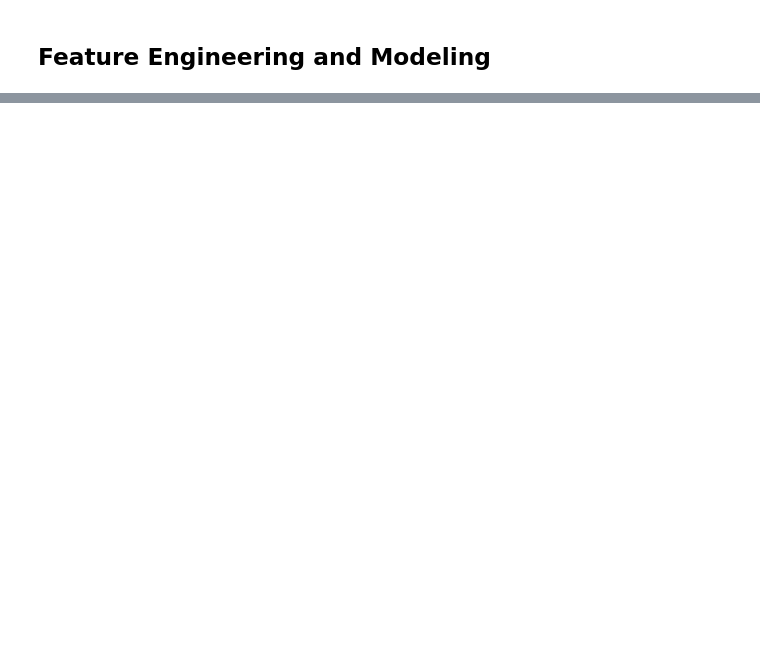
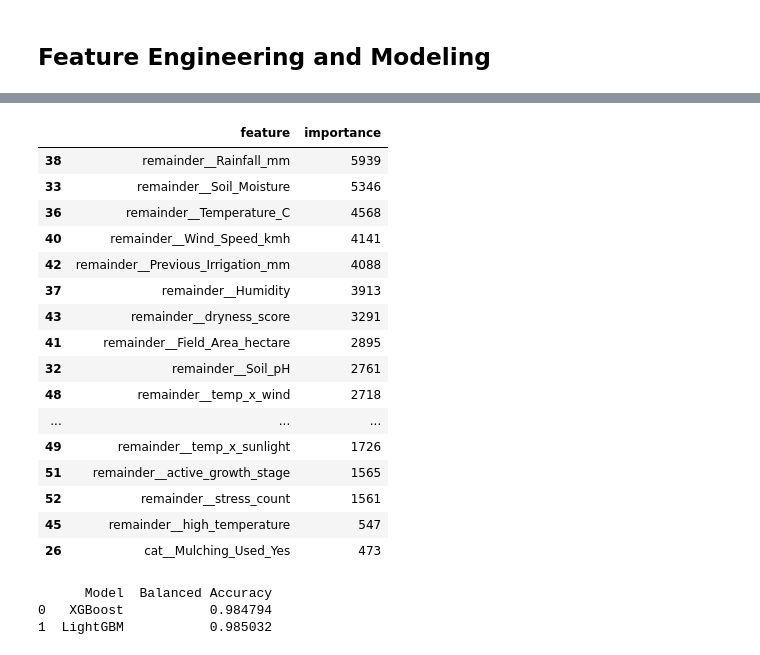
Before and after one commit to swaldron12/gsb545, a Jupyter notebook: Kaggle Competition/Feature-Engineering.ipynb, the cells around one changed output, grey strips where cells are left out. Cells and saved outputs as stored; diff of their text form; code cells hidden in the pictures; blank space fills up the shorter version.

```diff
--- a/Kaggle Competition/Feature-Engineering.ipynb
+++ b/Kaggle Competition/Feature-Engineering.ipynb
@@ -87,0 +170,5 @@ best_xgb = grid_search.best_estimator_
+# %%
+# Fitting the best LGBM model on the training data and evaluating on the test set
+best_lgbm.fit(X_train, y_train)
+y_pred_lgbm = best_lgbm.predict(X_test)
+print(classification_report(y_test, y_pred_lgbm))
@@ -87,0 +185,43 @@ best_xgb = grid_search.best_estimator_
+# %%
+# Feature Importance from the trained LGBM model
+feature_names_lgbm = best_lgbm.named_steps['preprocessor'].get_feature_names_out()
+importances_lgbm = best_lgbm.named_steps['lgbm'].feature_importances_
+feature_importance_lgbm = pd.DataFrame({
+    'feature': feature_names_lgbm,
+    'importance': importances_lgbm
+}).sort_values('importance', ascending=False)
+feature_importance_lgbm.head(20)
+# %% [output]
+|  | feature | importance |
+| 38 | remainder__Rainfall_mm | 5939 |
+| 33 | remainder__Soil_Moisture | 5346 |
+| 36 | remainder__Temperature_C | 4568 |
+| 40 | remainder__Wind_Speed_kmh | 4141 |
+| 42 | remainder__Previous_Irrigation_mm | 4088 |
+| 37 | remainder__Humidity | 3913 |
+| 43 | remainder__dryness_score | 3291 |
+| 41 | remainder__Field_Area_hectare | 2895 |
+| 32 | remainder__Soil_pH | 2761 |
+| 48 | remainder__temp_x_wind | 2718 |
+| ... | ... | ... |
+| 49 | remainder__temp_x_sunlight | 1726 |
+| 51 | remainder__active_growth_stage | 1565 |
+| 52 | remainder__stress_count | 1561 |
+| 45 | remainder__high_temperature | 547 |
+| 26 | cat__Mulching_Used_Yes | 473 |
+# %%
+# Model Comparison Table
+models = ['XGBoost', 'LightGBM']
+balanced_accuracies = [
+    classification_report(y_test, y_pred, output_dict=True)['weighted avg']['recall'],
+    classification_report(y_test, y_pred_lgbm, output_dict=True)['weighted avg']['recall']
+]
+comparison_df = pd.DataFrame({
+    'Model': models,
+    'Balanced Accuracy': balanced_accuracies
+})
+print(comparison_df)
+# %% [output]
+      Model  Balanced Accuracy
+0   XGBoost           0.984794
+1  LightGBM           0.985032
```
Also changed, not shown: parts of 20 cells of this notebook, 2 other files.
